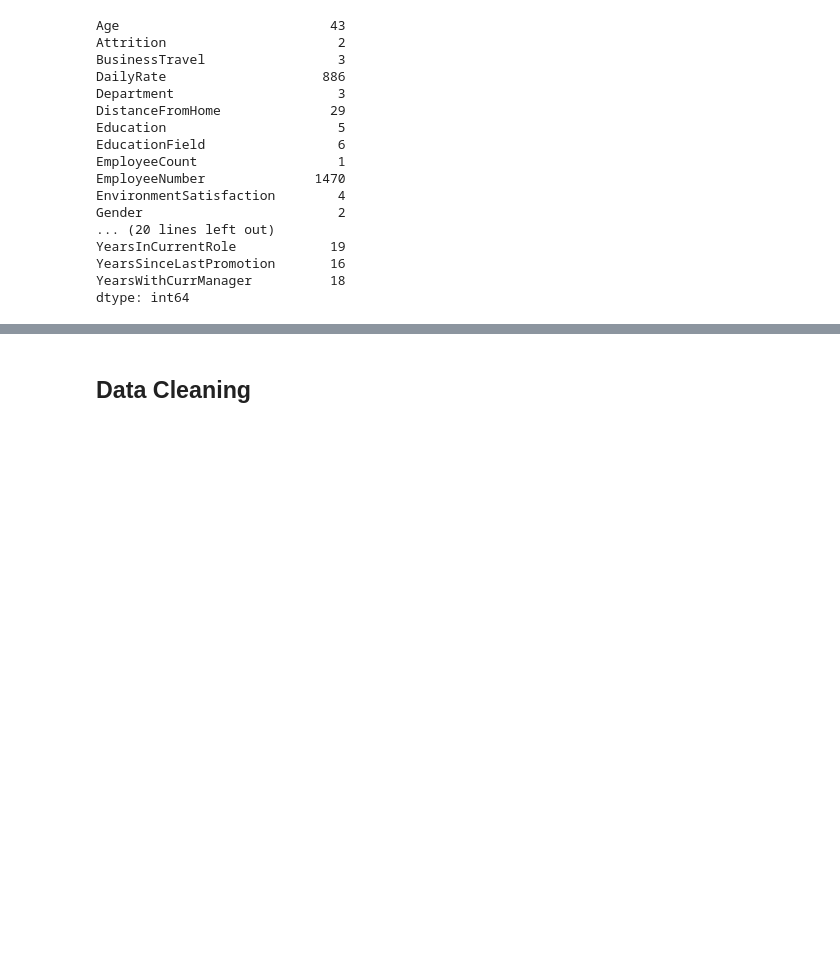
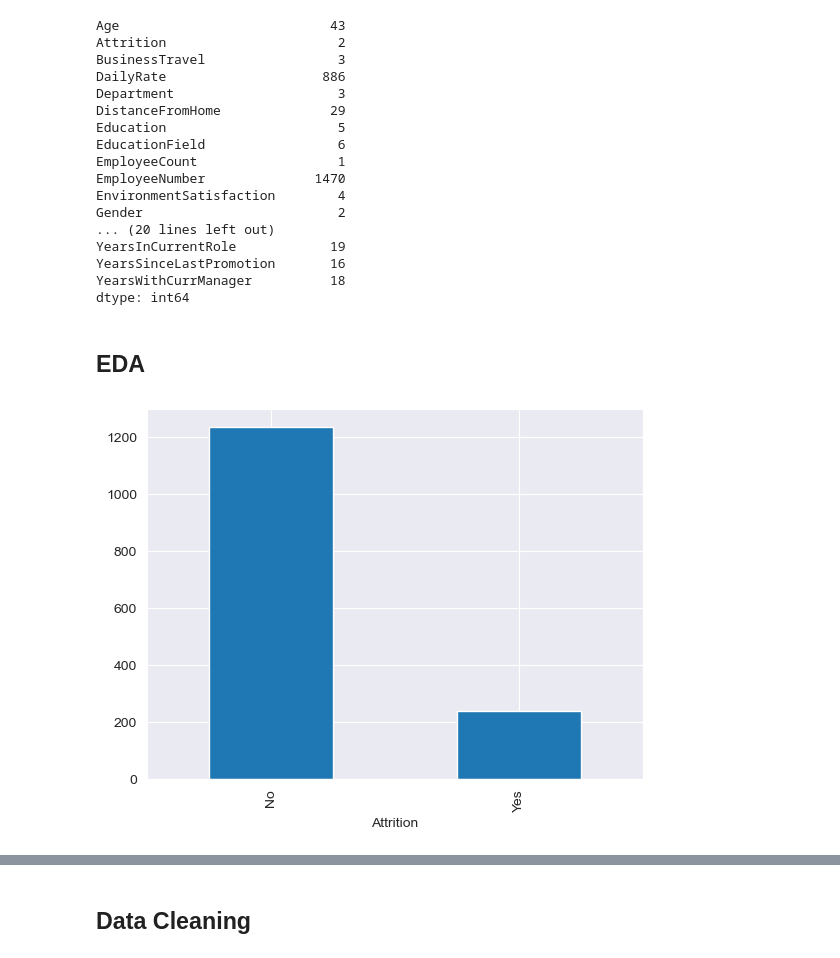
Before and after one commit to faris-agour/HR-Employee-Attrition, a Jupyter notebook: project.ipynb, the cells around one changed output, grey strips where cells are left out. Saved outputs shown, nothing was run; the diff lists cells and outputs as text; code cells hidden in the pictures; blank space fills up the shorter version.

Commit message:
feat: Visualize and clean the data

```diff
--- a/project.ipynb
+++ b/project.ipynb
@@ -86,3 +86,10 @@ YearsInCurrentRole            19
 YearsSinceLastPromotion       16
 YearsWithCurrManager          18
 dtype: int64
+# %% [markdown]
+## EDA
+# %%
+df['Attrition'].value_counts().plot(kind='bar')
+plt.show()
+# %% [output]
+[figure, added]
```
Also changed, not shown: parts of 13 cells of this notebook.
